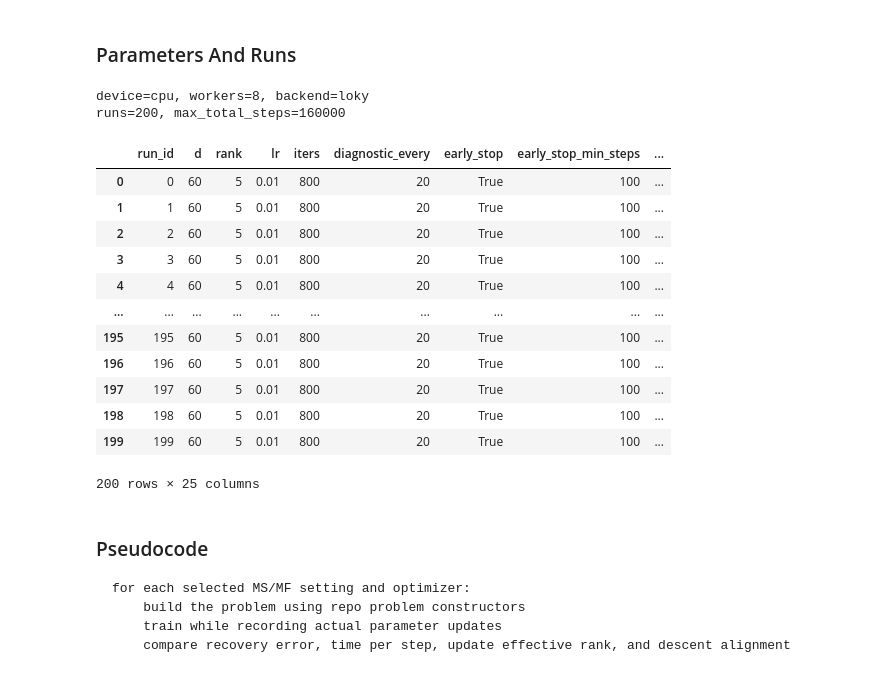
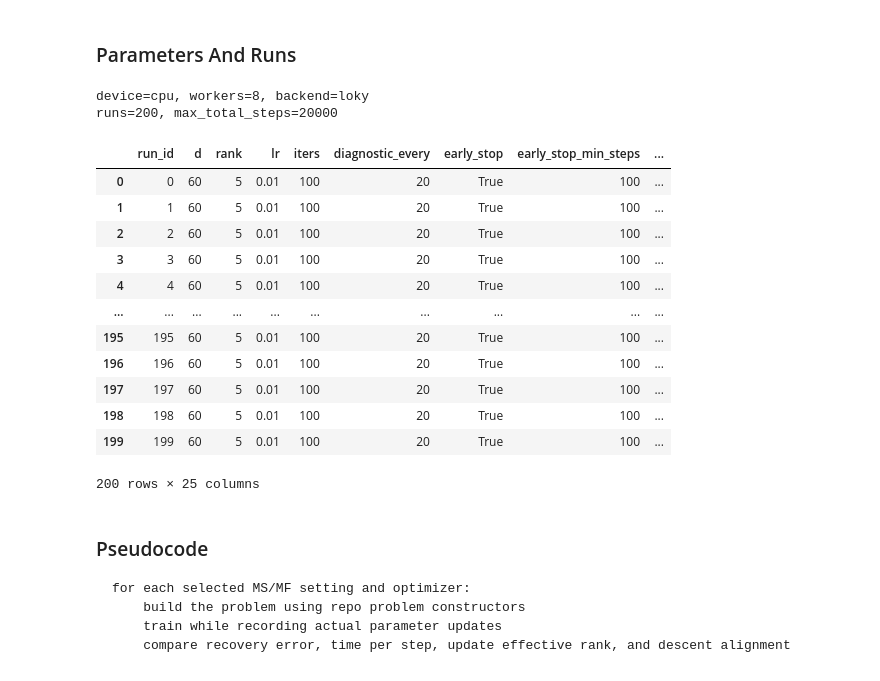
Before and after one commit to TianyangLiu-Work/muonexperiment, a Jupyter notebook: Notebooks/E13_polar_vs_normalization_ablation_torch.ipynb, the cells around one changed output. Drawn from its saved outputs; the diff is of its cells as text; code cells hidden in the pictures.

Commit message:
Rerun supplemental notebooks with 100 steps

```diff
--- a/Notebooks/E13_polar_vs_normalization_ablation_torch.ipynb
+++ b/Notebooks/E13_polar_vs_normalization_ablation_torch.ipynb
@@ -70,46 +70,46 @@ torch   = 2.11.0
 # %%
 NOTEBOOK_ID = "E13 polar vs normalization"
 DEVICE = torch.device("cuda" if torch.cuda.is_available() else "cpu")
 DTYPE_NAME = "float64"
 ALGOS = ["Muon", "Muon-Exact", "Muon-NS-1", "Muon-Truncated", "Muon-RandSVD", "NormalizedSGD", "SpectralNormSGD", "LayerwiseNormalizedSGD", "Adam", "SGD"]
 SEEDS = list(range(5))
 SMOKE_TEST = False
 SMOKE_TEST_MAX_STEPS = 10
-FULL_ITERS = 800
+FULL_ITERS = 100
 
 BASE_SPEC = dict(d=60, rank=5, lr=0.01, iters=SMOKE_TEST_MAX_STEPS if SMOKE_TEST else FULL_ITERS,
                  diagnostic_every=1 if SMOKE_TEST else 20, early_stop=True, early_stop_min_steps=100,
                  early_stop_patience=20, early_stop_min_delta=1e-8, device_type=DEVICE.type, dtype_name=DTYPE_NAME)
 SETTINGS = [
     dict(setting="MS-easy", problem="MatrixSensing", spectrum="hard-cutoff", kappa=1.0, m_multiplier=8, noise=0.0, dist="normal", init_scale=1e-2),
     dict(setting="MS-hard", problem="MatrixSensing", spectrum="exponential-decay", kappa=100.0, m_multiplier=4, noise=0.0, dist="normal", init_scale=1e-2),
     dict(setting="MF-standard", problem="MatrixFactorization", spectrum="hard-cutoff", kappa=1.0, factor_rank=5, left_scale=1e-2, right_scale=1e-2),
     dict(setting="MF-imbalanced", problem="MatrixFactorization", spectrum="hard-cutoff", kappa=1.0, factor_rank=5, left_scale=1e-4, right_scale=1.0),
 ]
 NUM_WORKERS = min(8, os.cpu_count() or 1)
 JOBLIB_BACKEND = "loky"
 
 runs = pd.DataFrame([{**BASE_SPEC, **setting, "algo": algo, "seed": seed}
                      for setting in SETTINGS for algo in ALGOS for seed in SEEDS])
 runs.insert(0, "run_id", range(len(runs)))
 print(f"device={DEVICE}, workers={NUM_WORKERS}, backend={JOBLIB_BACKEND}")
 print(f"runs={len(runs)}, max_total_steps={len(runs) * BASE_SPEC['iters']}")
 IPython.display.display(runs)
 # %% [output]
 device=cpu, workers=8, backend=loky
-runs=200, max_total_steps=160000
+runs=200, max_total_steps=20000
 |  | run_id | d | rank | lr | iters | diagnostic_every | early_stop | early_stop_min_steps | ... |
-| 0 | 0 | 60 | 5 | 0.01 | 800 | 20 | True | 100 | ... |
-| 1 | 1 | 60 | 5 | 0.01 | 800 | 20 | True | 100 | ... |
-| 2 | 2 | 60 | 5 | 0.01 | 800 | 20 | True | 100 | ... |
-| 3 | 3 | 60 | 5 | 0.01 | 800 | 20 | True | 100 | ... |
-| 4 | 4 | 60 | 5 | 0.01 | 800 | 20 | True | 100 | ... |
+| 0 | 0 | 60 | 5 | 0.01 | 100 | 20 | True | 100 | ... |
+| 1 | 1 | 60 | 5 | 0.01 | 100 | 20 | True | 100 | ... |
+| 2 | 2 | 60 | 5 | 0.01 | 100 | 20 | True | 100 | ... |
+| 3 | 3 | 60 | 5 | 0.01 | 100 | 20 | True | 100 | ... |
+| 4 | 4 | 60 | 5 | 0.01 | 100 | 20 | True | 100 | ... |
 | ... | ... | ... | ... | ... | ... | ... | ... | ... | ... |
-| 195 | 195 | 60 | 5 | 0.01 | 800 | 20 | True | 100 | ... |
-| 196 | 196 | 60 | 5 | 0.01 | 800 | 20 | True | 100 | ... |
-| 197 | 197 | 60 | 5 | 0.01 | 800 | 20 | True | 100 | ... |
-| 198 | 198 | 60 | 5 | 0.01 | 800 | 20 | True | 100 | ... |
-| 199 | 199 | 60 | 5 | 0.01 | 800 | 20 | True | 100 | ... |
+| 195 | 195 | 60 | 5 | 0.01 | 100 | 20 | True | 100 | ... |
+| 196 | 196 | 60 | 5 | 0.01 | 100 | 20 | True | 100 | ... |
+| 197 | 197 | 60 | 5 | 0.01 | 100 | 20 | True | 100 | ... |
+| 198 | 198 | 60 | 5 | 0.01 | 100 | 20 | True | 100 | ... |
+| 199 | 199 | 60 | 5 | 0.01 | 100 | 20 | True | 100 | ... |
 200 rows × 25 columns
 # %% [markdown]
 ### Pseudocode
```
Also changed, not shown: parts of 5 cells of this notebook, 4 other files.
